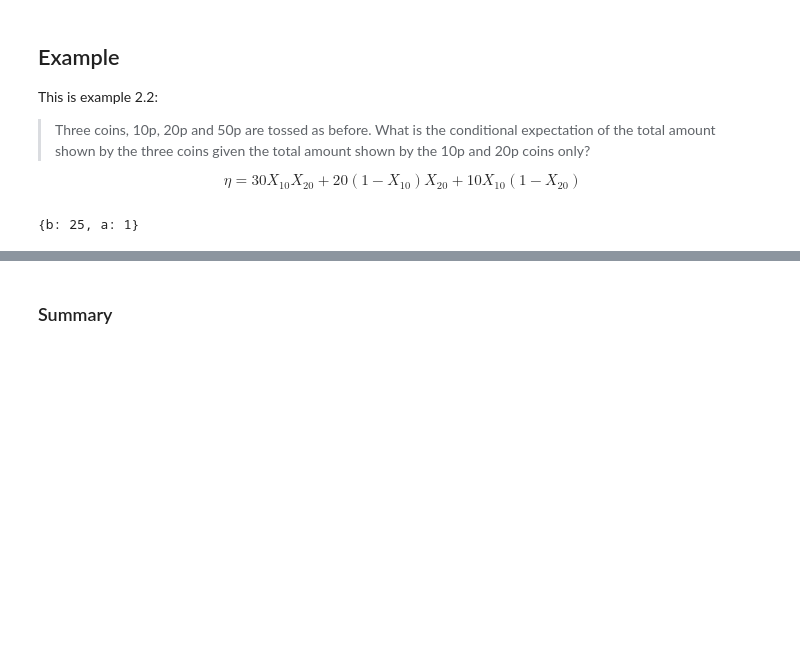
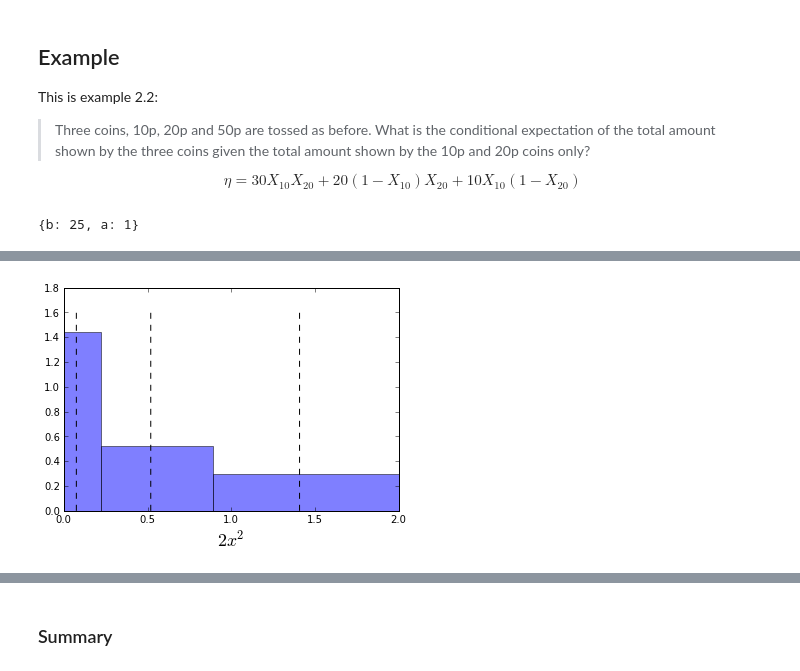
Before and after one commit to unpingco/Python-for-Signal-Processing, a Jupyter notebook: Conditional_expectation_MSE_Ex.ipynb, the cells around one changed output, grey strips where cells are left out. Saved outputs shown, nothing was run; the diff lists cells and outputs as text; code cells hidden in the pictures; blank space fills up the shorter version.

```diff
--- a/Conditional_expectation_MSE_Ex.ipynb
+++ b/Conditional_expectation_MSE_Ex.ipynb
@@ -114,0 +158,8 @@ print np.dot(x[:,y==30].T,array([10,20,50])).mean()
+# %%
+x = np.random.rand(1000)
+f,ax= subplots()
+ax.hist(2*x**2,bins=array([0,1/3.,2/3.,1])**2*2,normed=True,alpha=.5)
+ax.vlines([2/27.,14/27.,38/27.],0,ax.get_ylim()[1],linestyles='--')
+ax.set_xlabel(r'$2 x^2$',fontsize=18);
+# %% [output]
+[figure, added]
```
Also changed, not shown: parts of 14 cells of this notebook.
